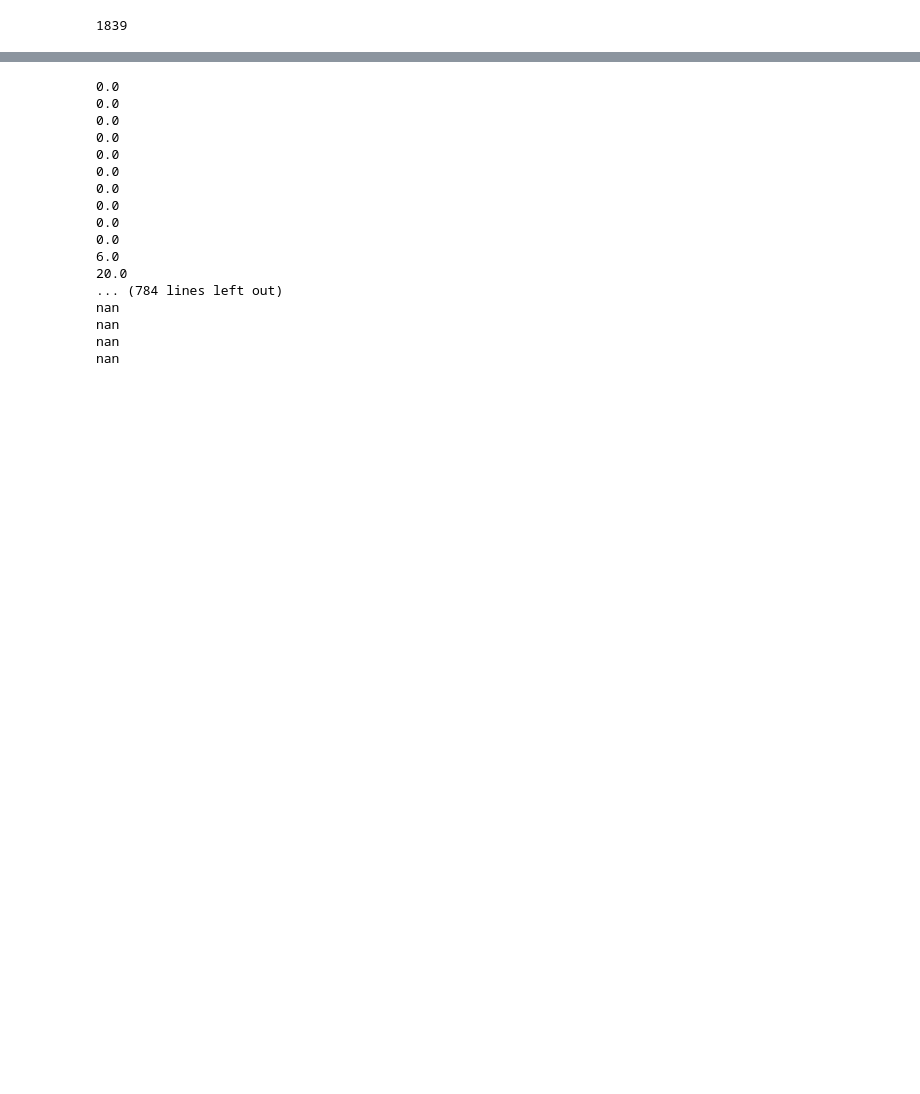
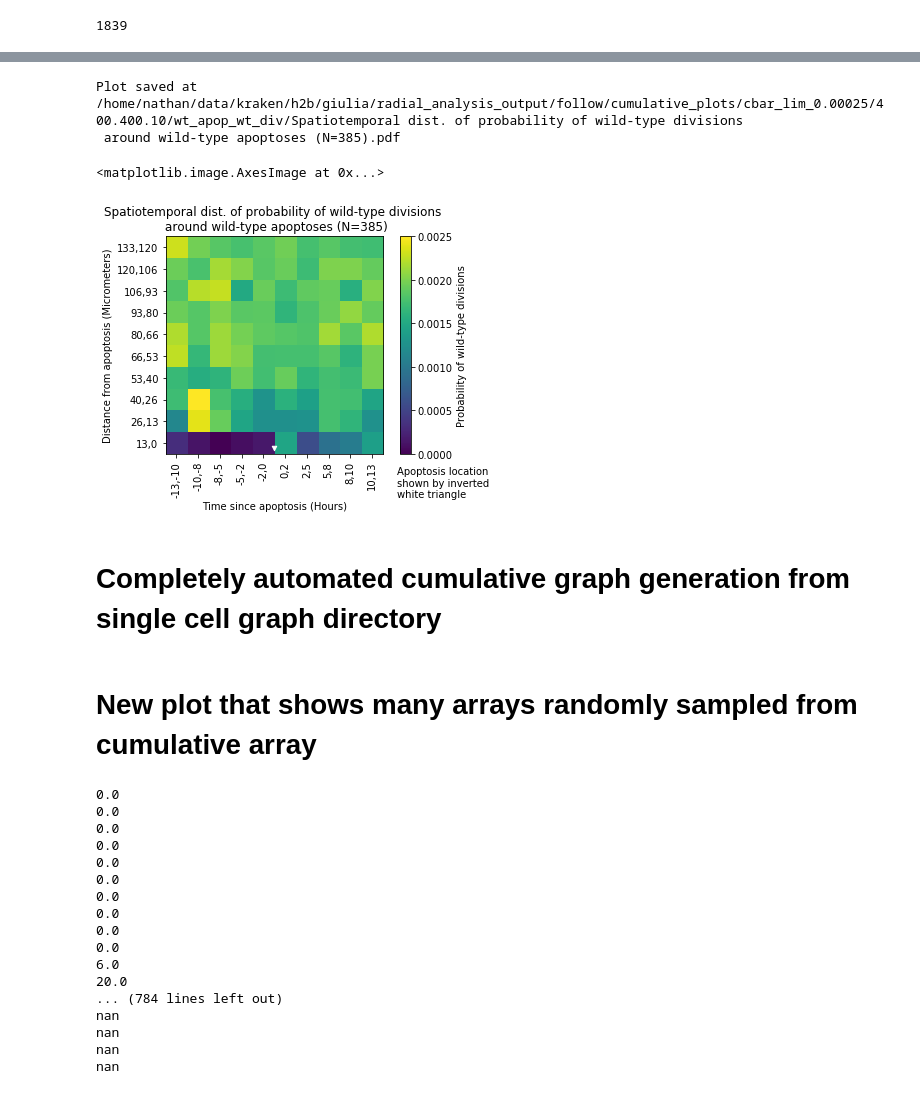
Before and after one commit to nthndy/cell-comp-analysis, a Jupyter notebook: radial_analysis/Plotting_Cumulative_radial_analysis.ipynb, the cells around one changed output, grey strips where cells are left out. Saved outputs shown, nothing was run; the diff lists cells and outputs as text; code cells hidden in the pictures; blank space fills up the shorter version.

```diff
--- a/radial_analysis/Plotting_Cumulative_radial_analysis.ipynb
+++ b/radial_analysis/Plotting_Cumulative_radial_analysis.ipynb
@@ -39,3 +42,13 @@ save_parent_dir = '/home/nathan/data/kraken/h2b/giulia/radial_analysis_output/cu
+# %%
+single_cell_heatmap_location = '/home/nathan/data/kraken/h2b/giulia/radial_analysis_output/follow/individual_spatiotemporal_heatmaps/400.400.10/scr_apop_wt_div'
+
+analysis_info = single_cell_heatmap_location.split('individual_spatiotemporal_heatmaps/')[1]
+
+radius, t_range, num_bins = list(map(int,analysis_info.split('/')[0].split('.') ))
+
+focal_cell, focal_event , subject_cell, subject_event = analysis_info.split('/')[1].split('_')
+
+save_parent_dir = os.path.join('/home/nathan/data/kraken/h2b/giulia/radial_analysis_output/follow/cumulative_plots/cbar_lim_0.00025')
 # %% [markdown]
 ## 4) Compile individual heatmaps into cumulative plots
 # %% [markdown]
@@ -60,3 +92,26 @@ N
+# %%
+render.auto_plot_cumulative(P_events,
+                     'P_events',
+                      N,
+                      num_bins  ,
+                      radius ,
+                      t_range ,
+                      focal_cell,
+                      focal_event,
+                      subject_cell,
+                      subject_event,
+                      save_parent_dir ,
+                      (0, 0.0025),
+                      SI = True)
+# %% [output]
+Plot saved at  /home/nathan/data/kraken/h2b/giulia/radial_analysis_output/follow/cumulative_plots/cbar_lim_0.00025/400.400.10/wt_apop_wt_div/Spatiotemporal dist. of probability of wild-type divisions
+ around wild-type apoptoses (N=385).pdf
+<matplotlib.image.AxesImage at 0x...>
+[figure, added]
+# %% [markdown]
+# Completely automated cumulative graph generation from single cell graph directory
+# %% [markdown]
+# New plot that shows many arrays randomly sampled from cumulative array
 # %%
 array1 = np.load('/home/nathan/data/kraken/h2b/giulia/radial_analysis_output/individual_spatiotemporal_heatmaps/800,20/scr_apop_wt_div/temporal_occupancy_adjusted/GV0794_Pos4_70_RFP_N_cells.npy')
 # %%
```
Also changed, not shown: parts of 9 cells of this notebook, 4 other files.
